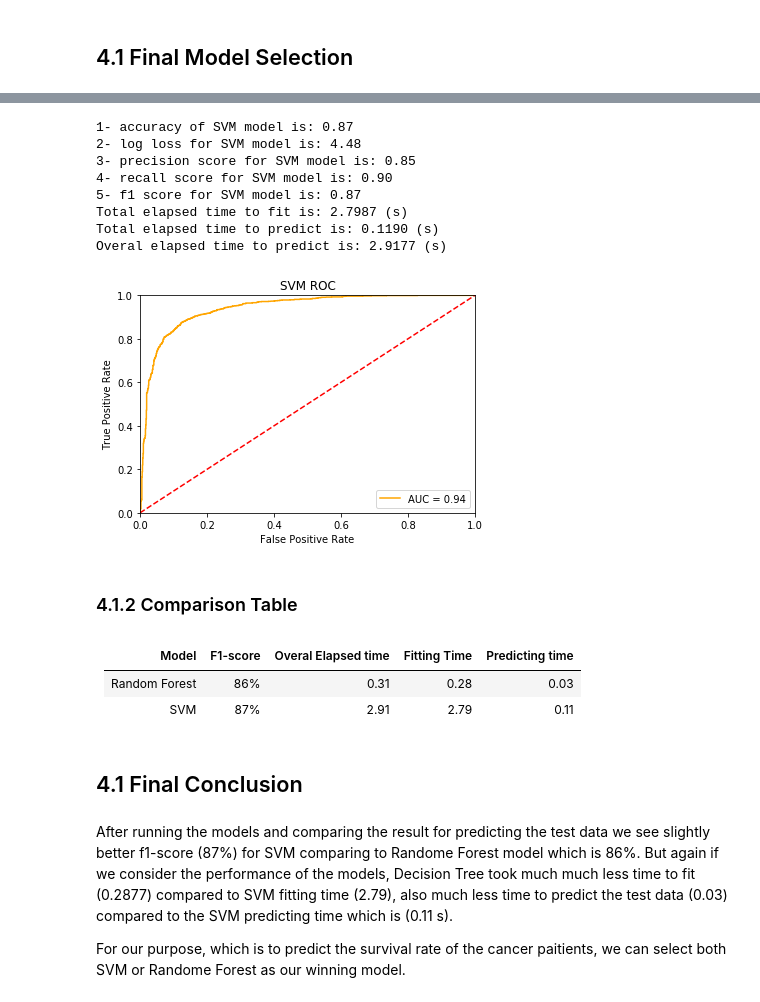
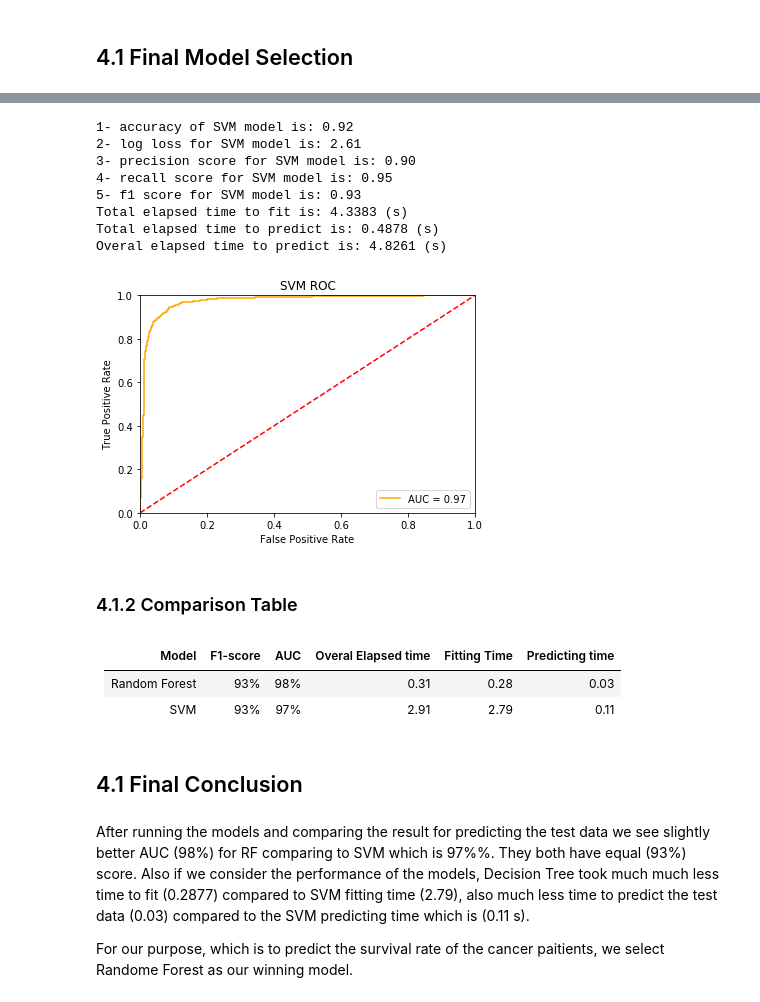
Before and after one commit to nakisa84/Springboard, a Jupyter notebook: capston 2 project/notebooks/BC_Model.ipynb, the cells around one changed output, grey strips where cells are left out. Cells and saved outputs as stored; diff of their text form; code cells hidden in the pictures.

```diff
--- a/capston 2 project/notebooks/BC_Model.ipynb
+++ b/capston 2 project/notebooks/BC_Model.ipynb
@@ -374,27 +395,27 @@ Overal elapsed time to predict is: 0.4468 (s)
 # %%
-svm_model = SVC(probability=True, C = 10, gamma =0.1, kernel ='rbf')
+svm_model = SVC(probability=True, C = 10, gamma =0.01, kernel ='rbf')
 apply_mode(bc_data_X_train,bc_data_y_train,bc_data_X_test,bc_data_y_test,svm_model,'SVM')
 # %% [output]
-1- accuracy of SVM model is: 0.87
-2- log loss for SVM model is: 4.48
-3- precision score for SVM model is: 0.85
-4- recall score for SVM model is: 0.90
-5- f1 score for SVM model is: 0.87
-Total elapsed time to fit is: 2.7987 (s)
-Total elapsed time to predict is: 0.1190 (s)
-Overal elapsed time to predict is: 2.9177 (s)
+1- accuracy of SVM model is: 0.92
+2- log loss for SVM model is: 2.61
+3- precision score for SVM model is: 0.90
+4- recall score for SVM model is: 0.95
+5- f1 score for SVM model is: 0.93
+Total elapsed time to fit is: 4.3383 (s)
+Total elapsed time to predict is: 0.4878 (s)
+Overal elapsed time to predict is: 4.8261 (s)
-[figure, old version]
+[figure, new version]
 # %% [markdown]
 ### 4.1.2 Comparison Table
 # %% [markdown]
-| Model | F1-score | Overal Elapsed time | Fitting Time| Predicting time|
-| --- | --- | --- | ---|---|
-| Random Forest | 86%| 0.31| 0.28|0.03|
-|SVM|87%|2.91|2.79|0.11|
+| Model | F1-score | AUC| Overal Elapsed time | Fitting Time| Predicting time|
+| --- | --- | --- | ---|---|---|
+| Random Forest | 93%|98%| 0.31| 0.28|0.03|
+|SVM|93%|97%|2.91|2.79|0.11|
 # %% [markdown]
 ## 4.1 Final Conclusion
 # %% [markdown]
-After running the models and comparing the result for predicting the test data we see slightly better f1-score (87%) for SVM comparing to Randome Forest model which is 86%.
-But again if we consider the performance of the models, Decision Tree took much much less time to fit (0.2877) compared to SVM fitting time (2.79), also much less time to predict the test data (0.03) compared to the SVM predicting time which is (0.11 s).
+After running the models and comparing the result for predicting the test data we see slightly better AUC (98%) for RF comparing to SVM which is 97%%. They both have equal (93%) score.
+Also if we consider the performance of the models, Decision Tree took much much less time to fit (0.2877) compared to SVM fitting time (2.79), also much less time to predict the test data (0.03) compared to the SVM predicting time which is (0.11 s).
 
-For our purpose, which is to predict the survival rate of the cancer paitients, we can select both SVM or Randome Forest as our winning model.
+For our purpose, which is to predict the survival rate of the cancer paitients, we select Randome Forest as our winning model.
```
Also changed, not shown: parts of 16 cells of this notebook, 7 other files.
